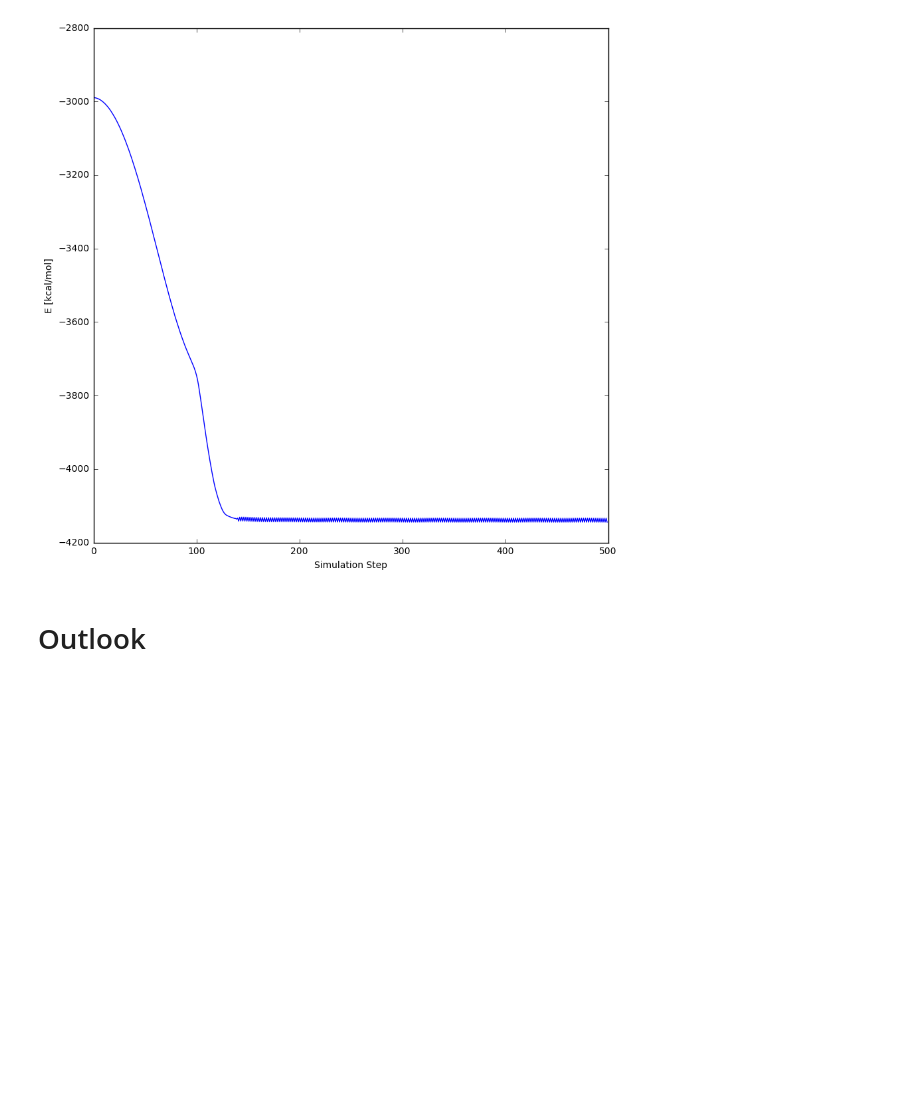
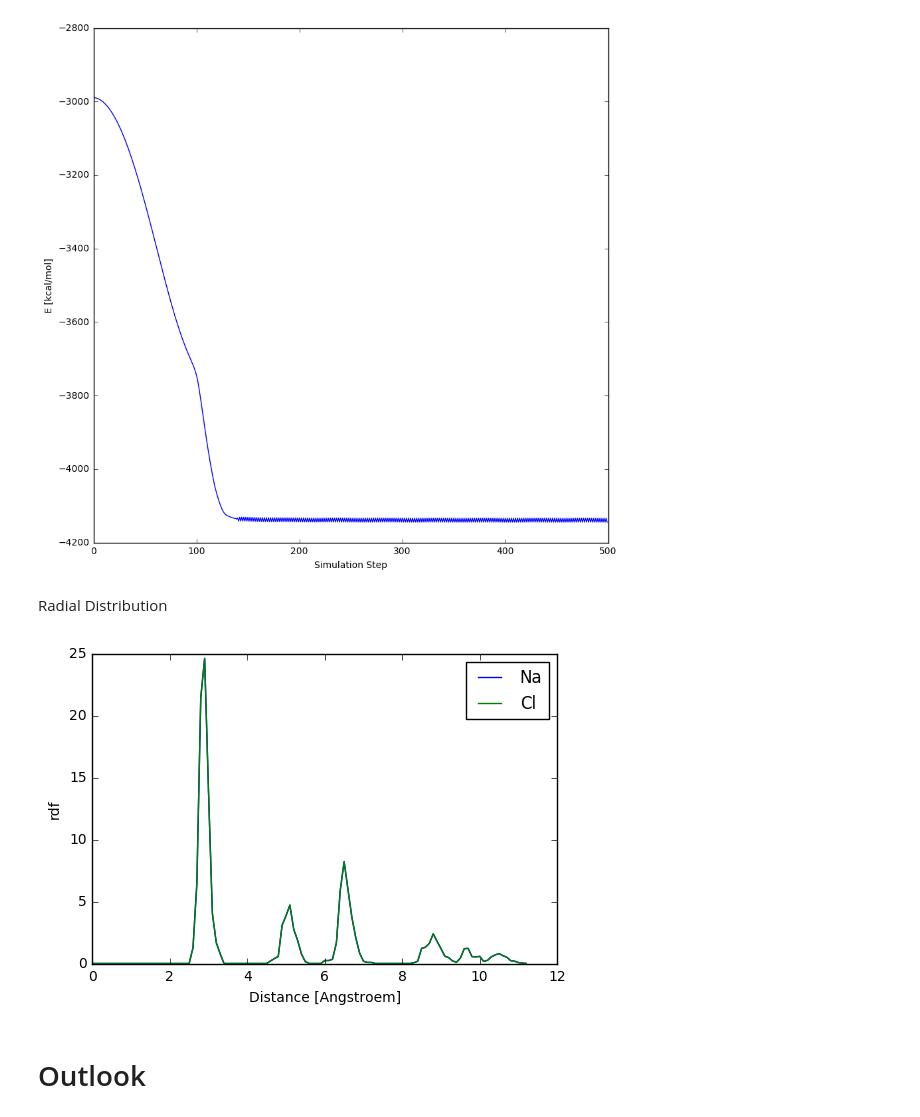
Before and after one commit to mannimaster/compsci-proj-md, a Jupyter notebook: md/presentation.ipynb, the cells around one changed output. Cells and saved outputs as stored; diff of their text form; code cells hidden in the pictures; blank space fills up the shorter version.

Commit message:
Radial distribution included

```diff
--- a/md/presentation.ipynb
+++ b/md/presentation.ipynb
@@ -768,6 +768,12 @@ Energy Minimization
 Image(filename='Minimize_energy.png')
 # %% [output]
 [figure]
+# %% [markdown]
+Radial Distribution
+# %%
+Image(filename='Radial_Distribution.png')
+# %% [output]
+[figure, added]
 # %% [markdown]
 # Outlook
 # %% [markdown]
```
Also changed, not shown: parts of 1 cell of this notebook, 1 other file.
